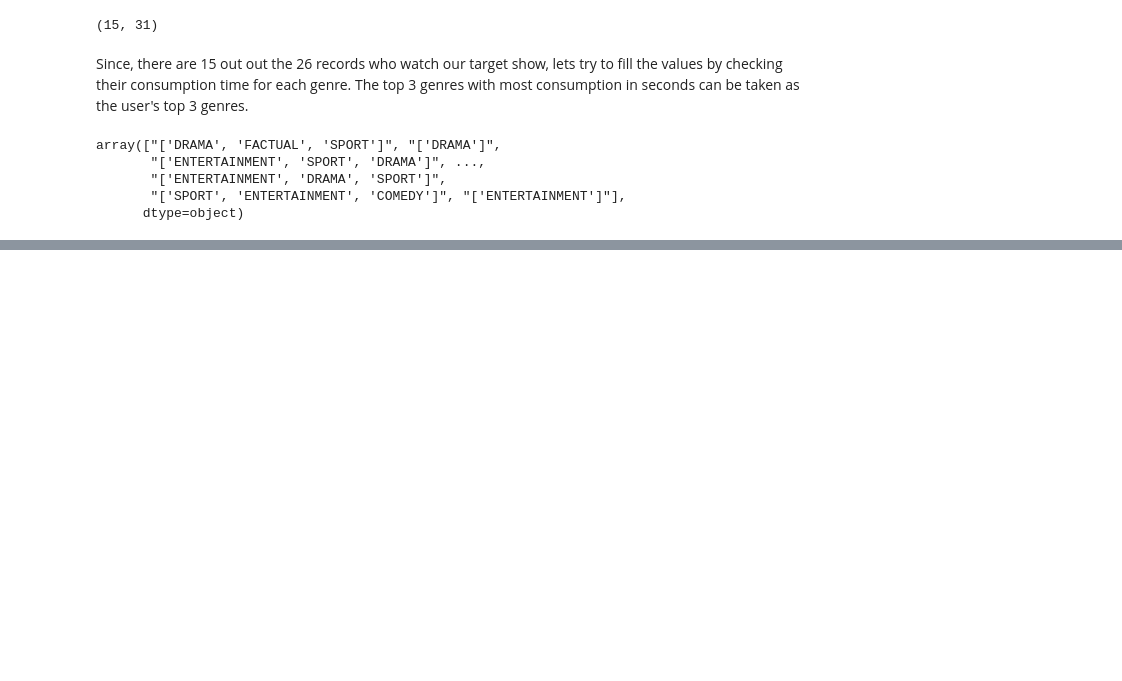
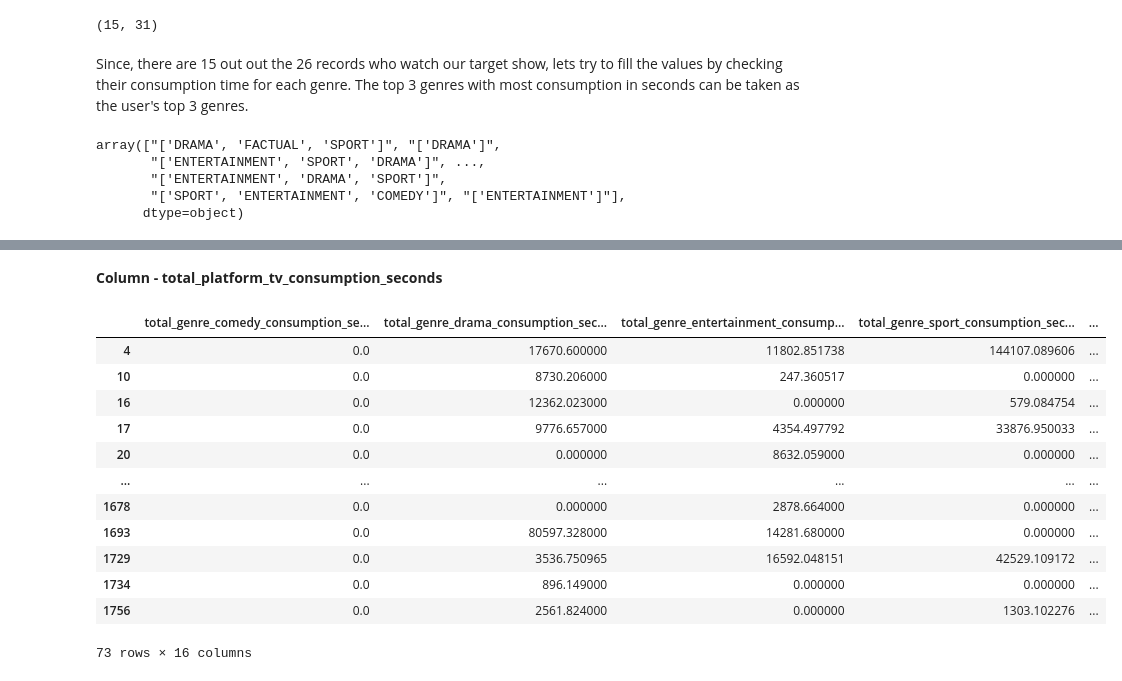
Before and after one commit to supmathews/ITV-live-online-career-challenge, a Jupyter notebook: itv_challenge_solution.ipynb, the cells around one changed output, grey strips where cells are left out. Cells and saved outputs as stored; diff of their text form; code cells hidden in the pictures; blank space fills up the shorter version.

```diff
--- a/itv_challenge_solution.ipynb
+++ b/itv_challenge_solution.ipynb
@@ -272,0 +394,3 @@ corr.style.background_gradient(cmap='coolwarm')
+# %%
+# update the series with replaced values
+df_user_data_copy['total_consumption_seconds'] = consumption_col_list
@@ -272,0 +408,28 @@ corr.style.background_gradient(cmap='coolwarm')
+# %%
+# iterate through the series values again and replace the remaining nan values with the remaining seconds for the night from the total_consumption_seconds column
+for i, item in enumerate(consumption_col_list):
+    if math.isnan(item):
+        consumption_col_list[i] = total_watch_night_fillna(i)
+consumption_col_list = consumption_col_list.tolist()
+# %%
+# update the series with replaced values
+df_user_data_copy['total_watch_night_consumption_seconds'] = consumption_col_list
+# %% [markdown]
+**Column - total_platform_tv_consumption_seconds**
+# %%
+# get the records with nan values in total_platform_tv_consumption_seconds
+df_user_data_copy[df_user_data_copy['total_platform_tv_consumption_seconds'].isnull()][cols]
+# %% [output]
+|  | total_genre_comedy_consumption_se... | total_genre_drama_consumption_sec... | total_genre_entertainment_consump... | total_genre_sport_consumption_sec... | ... |
+| 4 | 0.0 | 17670.600000 | 11802.851738 | 144107.089606 | ... |
+| 10 | 0.0 | 8730.206000 | 247.360517 | 0.000000 | ... |
+| 16 | 0.0 | 12362.023000 | 0.000000 | 579.084754 | ... |
+| 17 | 0.0 | 9776.657000 | 4354.497792 | 33876.950033 | ... |
+| 20 | 0.0 | 0.000000 | 8632.059000 | 0.000000 | ... |
+| ... | ... | ... | ... | ... | ... |
+| 1678 | 0.0 | 0.000000 | 2878.664000 | 0.000000 | ... |
+| 1693 | 0.0 | 80597.328000 | 14281.680000 | 0.000000 | ... |
+| 1729 | 0.0 | 3536.750965 | 16592.048151 | 42529.109172 | ... |
+| 1734 | 0.0 | 896.149000 | 0.000000 | 0.000000 | ... |
+| 1756 | 0.0 | 2561.824000 | 0.000000 | 1303.102276 | ... |
+73 rows × 16 columns
```
Also changed, not shown: parts of 30 cells of this notebook.
